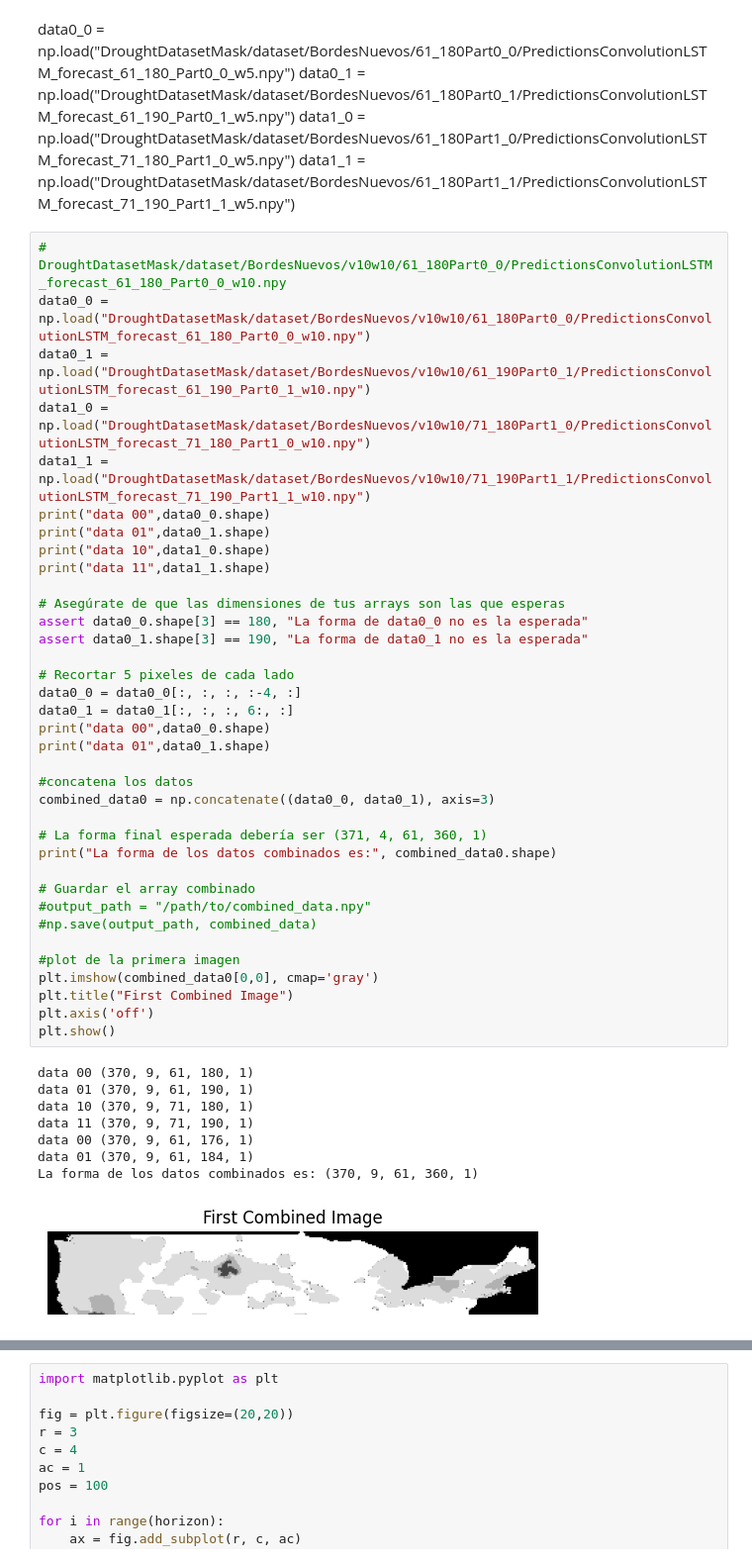
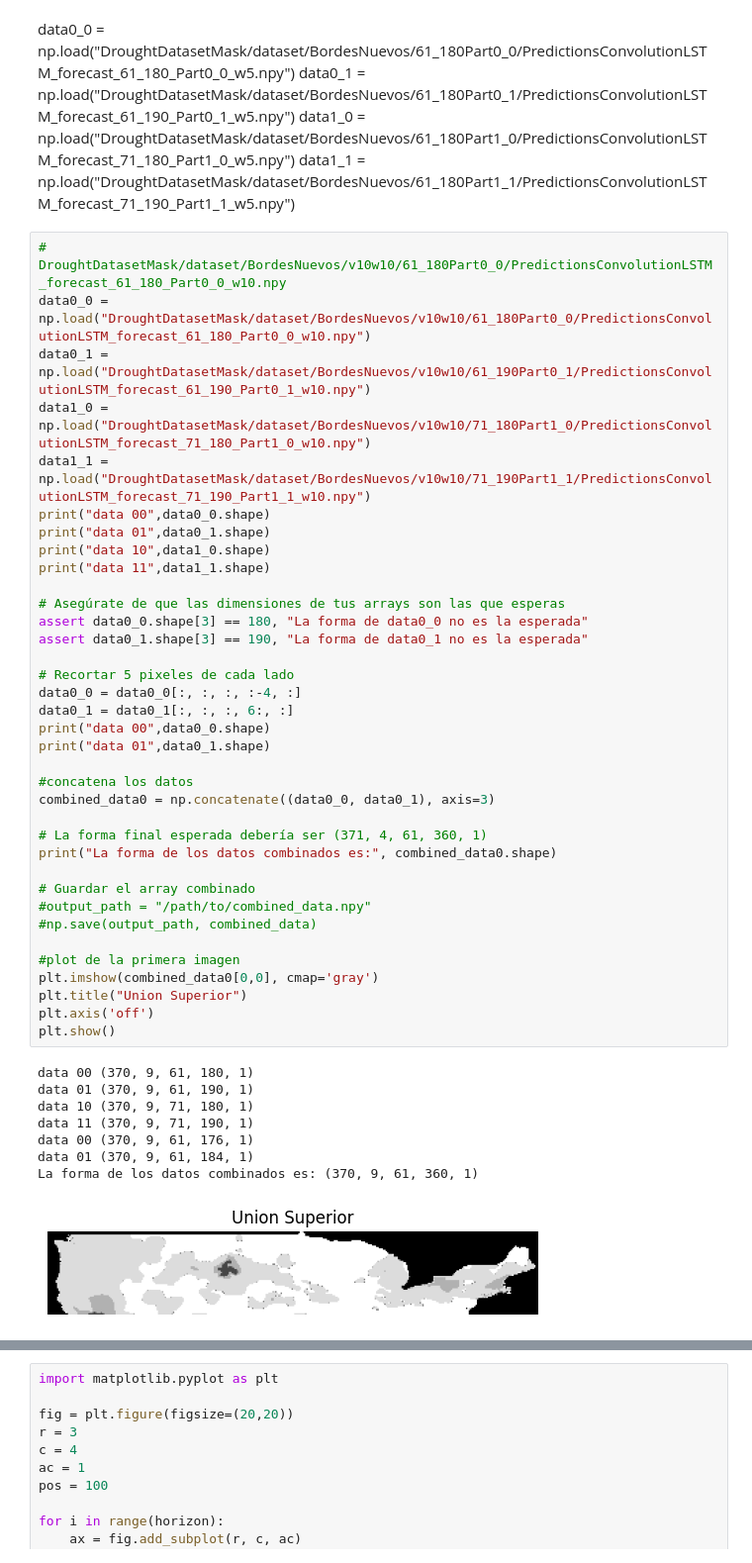
Before and after one commit to SahirReyes30/ImageXpartes, a Jupyter notebook: AlgorimoConvLSTM.ipynb, the cells around one changed output, grey strips where cells are left out. Shown at 99% size. Drawn from its saved outputs; the diff is of its cells as text.

Commit message:
cambio nombres de las imagenes

```diff
--- a/AlgorimoConvLSTM.ipynb
+++ b/AlgorimoConvLSTM.ipynb
@@ -792,35 +792,35 @@ assert data0_0.shape[3] == 180, "La forma de data0_0 no es la esperada"
 assert data0_1.shape[3] == 190, "La forma de data0_1 no es la esperada"
 
 # Recortar 5 pixeles de cada lado
 data0_0 = data0_0[:, :, :, :-4, :]
 data0_1 = data0_1[:, :, :, 6:, :]
 print("data 00",data0_0.shape)
 print("data 01",data0_1.shape)
 
 #concatena los datos
 combined_data0 = np.concatenate((data0_0, data0_1), axis=3)
 
 # La forma final esperada debería ser (371, 4, 61, 360, 1)
 print("La forma de los datos combinados es:", combined_data0.shape)
 
 # Guardar el array combinado
 #output_path = "/path/to/combined_data.npy"
 #np.save(output_path, combined_data)
 
 #plot de la primera imagen
 plt.imshow(combined_data0[0,0], cmap='gray')
-plt.title("First Combined Image")
+plt.title("Union Superior")
 plt.axis('off')
 plt.show()
 # %% [output]
 data 00 (370, 9, 61, 180, 1)
 data 01 (370, 9, 61, 190, 1)
 data 10 (370, 9, 71, 180, 1)
 data 11 (370, 9, 71, 190, 1)
 data 00 (370, 9, 61, 176, 1)
 data 01 (370, 9, 61, 184, 1)
 La forma de los datos combinados es: (370, 9, 61, 360, 1)
-[figure, old version]
+[figure, new version]
 # %%
 data1_0 = np.load("DroughtDatasetMask/dataset/BordesNuevos/v10w10/71_180Part1_0/PredictionsConvolutionLSTM_forecast_71_180_Part1_0_w10.npy")
 data1_1 = np.load("DroughtDatasetMask/dataset/BordesNuevos/v10w10/71_190Part1_1/PredictionsConvolutionLSTM_forecast_71_190_Part1_1_w10.npy")
```
Also changed, not shown: parts of 3 cells of this notebook.
